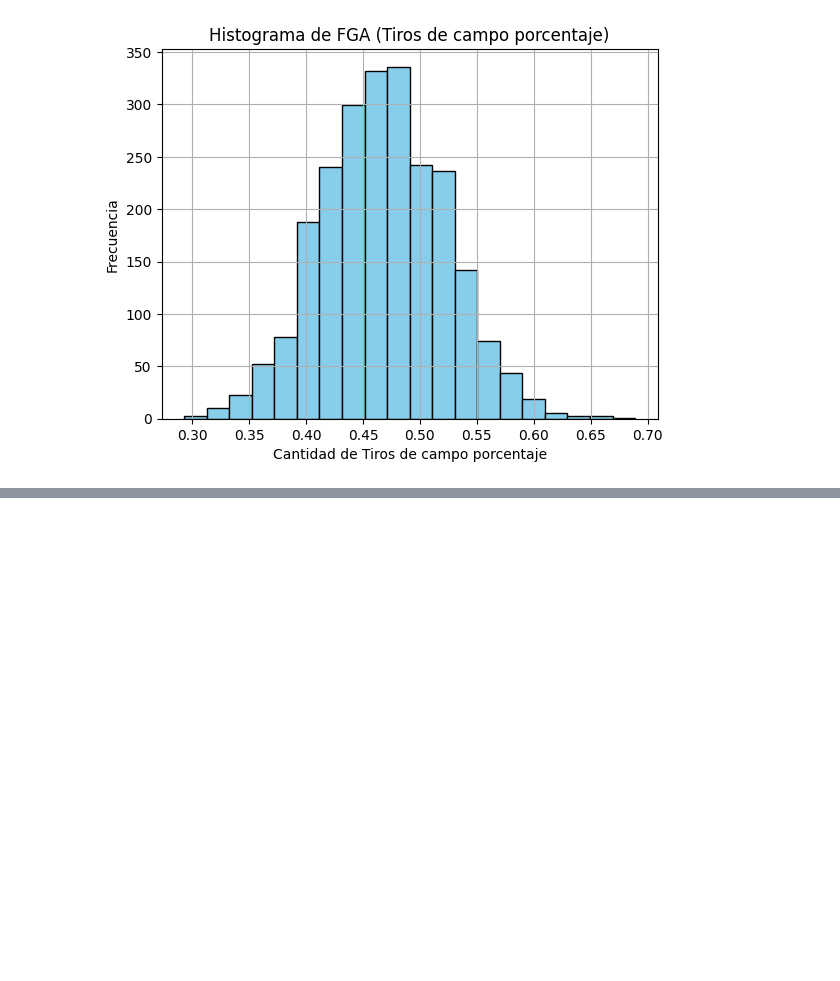
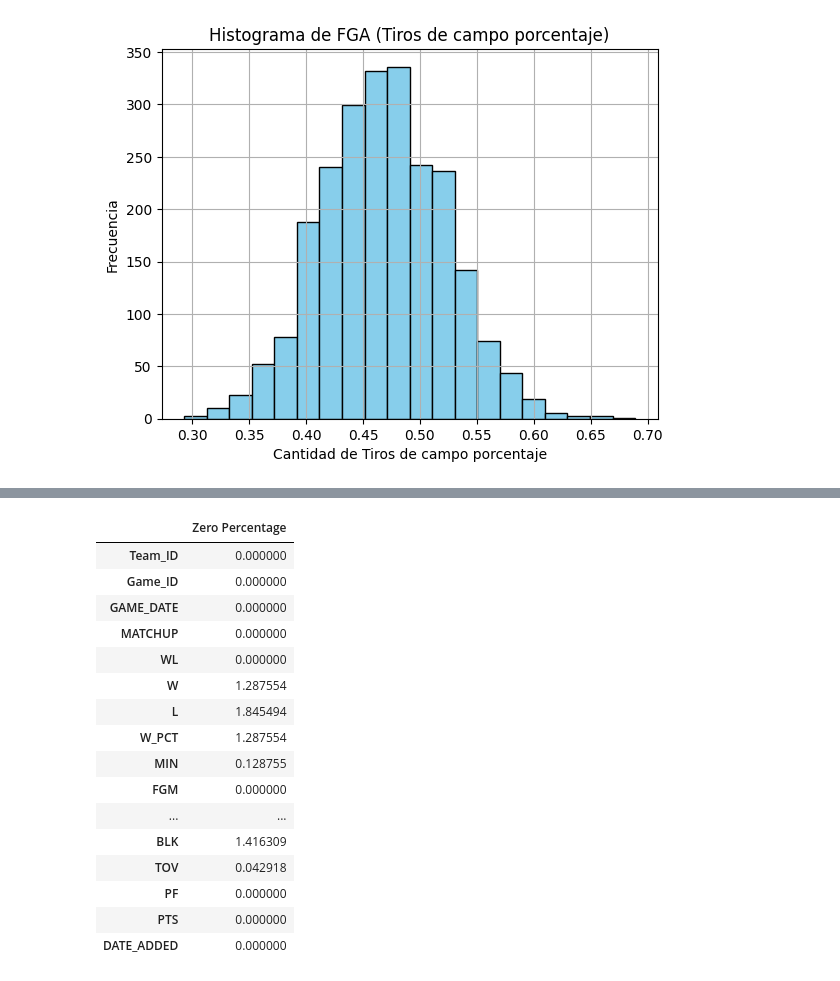
Before and after one commit to Davidp1905/Proyecto_Final_IA, a Jupyter notebook: EDA.ipynb, the cells around one changed output, grey strips where cells are left out. Saved outputs shown, nothing was run; the diff lists cells and outputs as text; code cells hidden in the pictures; blank space fills up the shorter version.

```diff
--- a/EDA.ipynb
+++ b/EDA.ipynb
@@ -231,0 +276,20 @@ plt.show()
+# %%
+zero_percentage(games)
+# %% [output]
+|  | Zero Percentage |
+| Team_ID | 0.000000 |
+| Game_ID | 0.000000 |
+| GAME_DATE | 0.000000 |
+| MATCHUP | 0.000000 |
+| WL | 0.000000 |
+| W | 1.287554 |
+| L | 1.845494 |
+| W_PCT | 1.287554 |
+| MIN | 0.128755 |
+| FGM | 0.000000 |
+| ... | ... |
+| BLK | 1.416309 |
+| TOV | 0.042918 |
+| PF | 0.000000 |
+| PTS | 0.000000 |
+| DATE_ADDED | 0.000000 |
```
Also changed, not shown: parts of 7 cells of this notebook, 1 other file.
